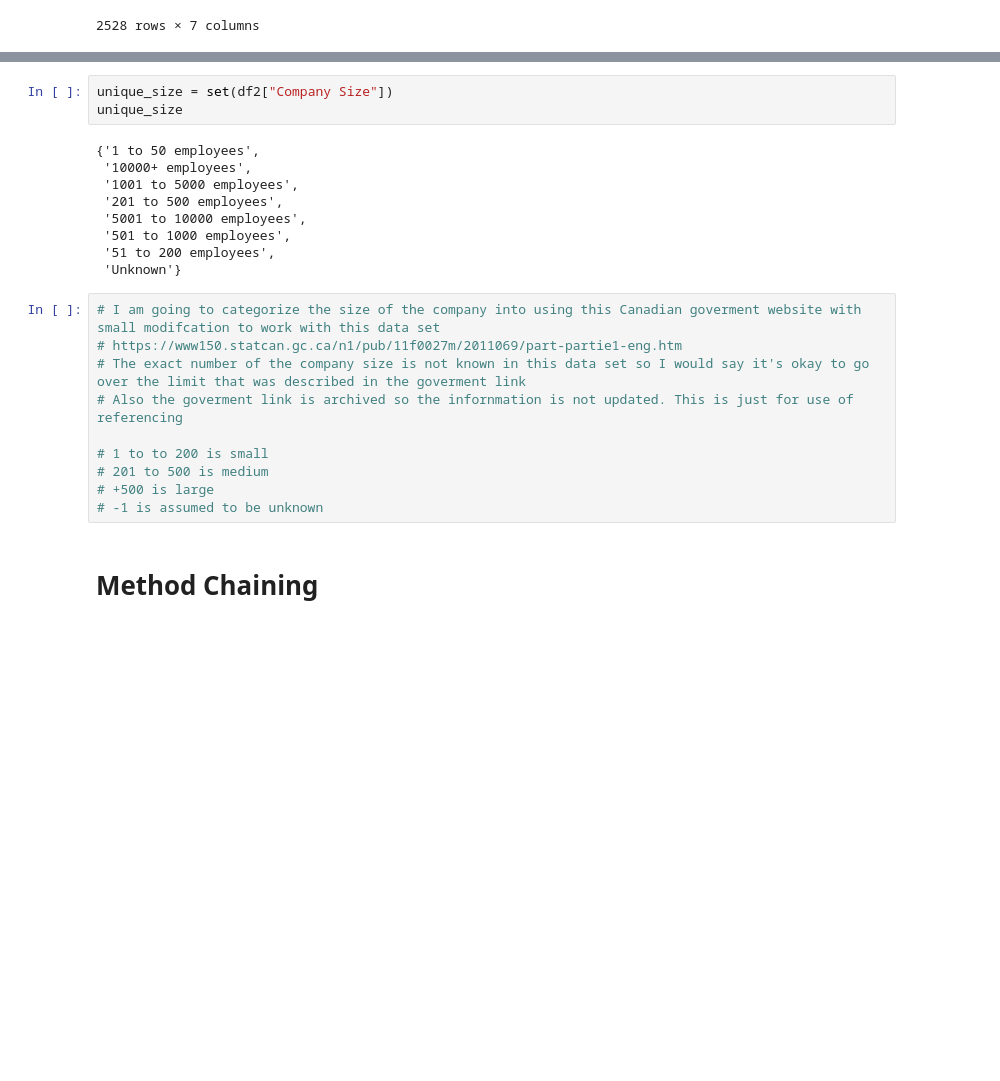
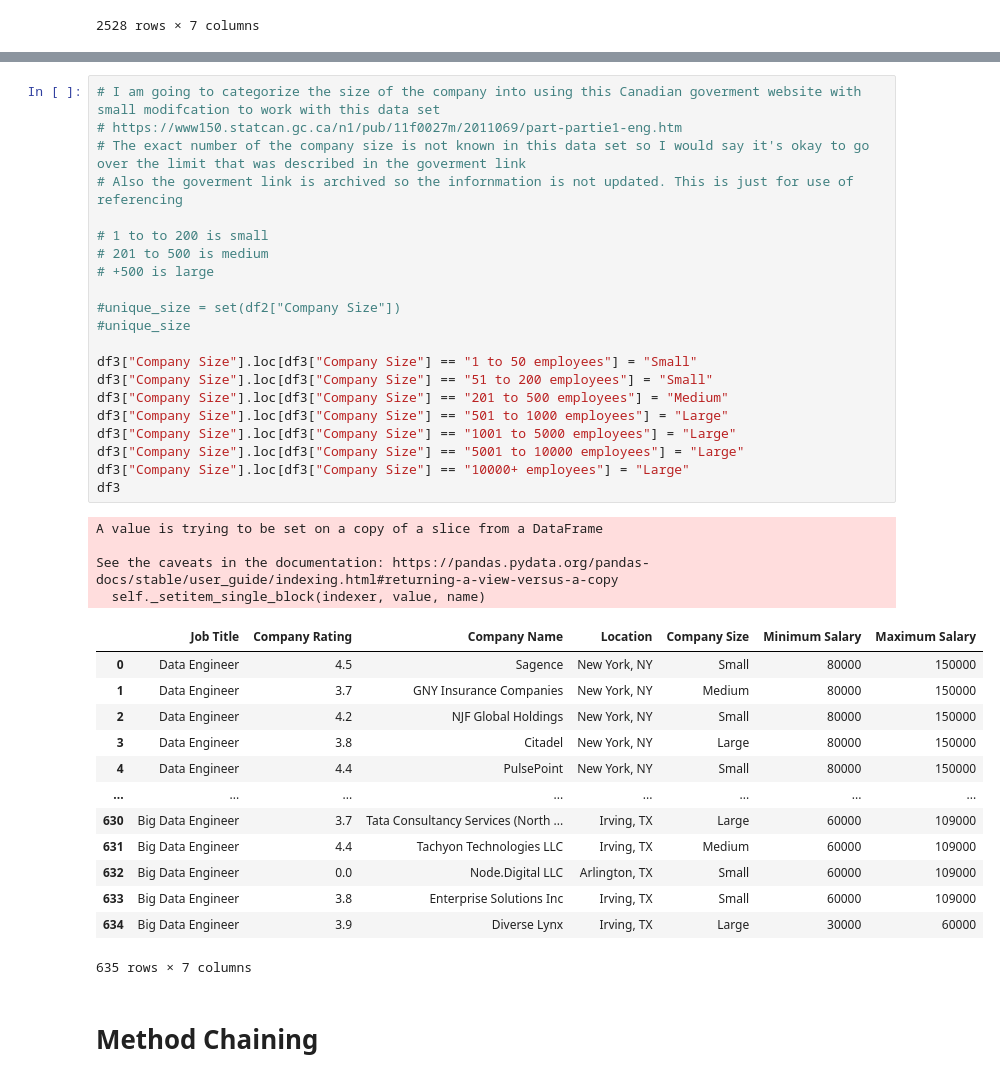
Before and after one commit to data301-2021-summer2/project-group31-project, a Jupyter notebook: Analysis Pipeline.ipynb, the cells around one changed output, grey strips where cells are left out. Saved outputs shown, nothing was run; the diff lists cells and outputs as text; blank space fills up the shorter version.

```diff
--- a/Analysis Notebook.ipynb
+++ b/Analysis Pipeline.ipynb
@@ -170,25 +182,42 @@ unique_job[0:15]
 # %%
-unique_size = set(df2["Company Size"])
-unique_size
+# I am going to categorize the size of the company into using this Canadian goverment website with small modifcation to work with this data set
+# https://www150.statcan.gc.ca/n1/pub/11f0027m/2011069/part-partie1-eng.htm
+# The exact number of the company size is not known in this data set so I would say it's okay to go over the limit that was described in the goverment link
+# Also the goverment link is archived so the infornmation is not updated. This is just for use of referencing
+
+# 1 to to 200 is small
+# 201 to 500 is medium
+# +500 is large
+
+#unique_size = set(df2["Company Size"])
+#unique_size
+
+df3["Company Size"].loc[df3["Company Size"] == "1 to 50 employees"] = "Small"
+df3["Company Size"].loc[df3["Company Size"] == "51 to 200 employees"] = "Small"
+df3["Company Size"].loc[df3["Company Size"] == "201 to 500 employees"] = "Medium"
+df3["Company Size"].loc[df3["Company Size"] == "501 to 1000 employees"] = "Large"
+df3["Company Size"].loc[df3["Company Size"] == "1001 to 5000 employees"] = "Large"
+df3["Company Size"].loc[df3["Company Size"] == "5001 to 10000 employees"] = "Large"
+df3["Company Size"].loc[df3["Company Size"] == "10000+ employees"] = "Large"
+df3
 # %% [output]
-{'1 to 50 employees',
- '10000+ employees',
- '1001 to 5000 employees',
- '201 to 500 employees',
- '5001 to 10000 employees',
- '501 to 1000 employees',
- '51 to 200 employees',
- 'Unknown'}
+A value is trying to be set on a copy of a slice from a DataFrame
+
+See the caveats in the documentation: https://pandas.pydata.org/pandas-docs/stable/user_guide/indexing.html#returning-a-view-versus-a-copy
+  self._setitem_single_block(indexer, value, name)
+|  | Job Title | Company Rating | Company Name | Location | Company Size | Minimum Salary | Maximum Salary |
+| 0 | Data Engineer | 4.5 | Sagence | New York, NY | Small | 80000 | 150000 |
+| 1 | Data Engineer | 3.7 | GNY Insurance Companies | New York, NY | Medium | 80000 | 150000 |
+| 2 | Data Engineer | 4.2 | NJF Global Holdings | New York, NY | Small | 80000 | 150000 |
+| 3 | Data Engineer | 3.8 | Citadel | New York, NY | Large | 80000 | 150000 |
+| 4 | Data Engineer | 4.4 | PulsePoint | New York, NY | Small | 80000 | 150000 |
+| ... | ... | ... | ... | ... | ... | ... | ... |
+| 630 | Big Data Engineer | 3.7 | Tata Consultancy Services (North ... | Irving, TX | Large | 60000 | 109000 |
+| 631 | Big Data Engineer | 4.4 | Tachyon Technologies LLC | Irving, TX | Medium | 60000 | 109000 |
+| 632 | Big Data Engineer | 0.0 | Node.Digital LLC | Arlington, TX | Small | 60000 | 109000 |
+| 633 | Big Data Engineer | 3.8 | Enterprise Solutions Inc | Irving, TX | Small | 60000 | 109000 |
+| 634 | Big Data Engineer | 3.9 | Diverse Lynx | Irving, TX | Large | 30000 | 60000 |
+635 rows × 7 columns
-# %%
-# I am going to categorize the size of the company into using this Canadian goverment website with small modifcation to work with this data set
-# https://www150.statcan.gc.ca/n1/pub/11f0027m/2011069/part-partie1-eng.htm
-# The exact number of the company size is not known in this data set so I would say it's okay to go over the limit that was described in the goverment link
-# Also the goverment link is archived so the infornmation is not updated. This is just for use of referencing
-
-# 1 to to 200 is small
-# 201 to 500 is medium
-# +500 is large
-# -1 is assumed to be unknown
 # %% [markdown]
 # Method Chaining
 # %% [markdown]
```
Also changed, not shown: parts of 3 cells of this notebook.
